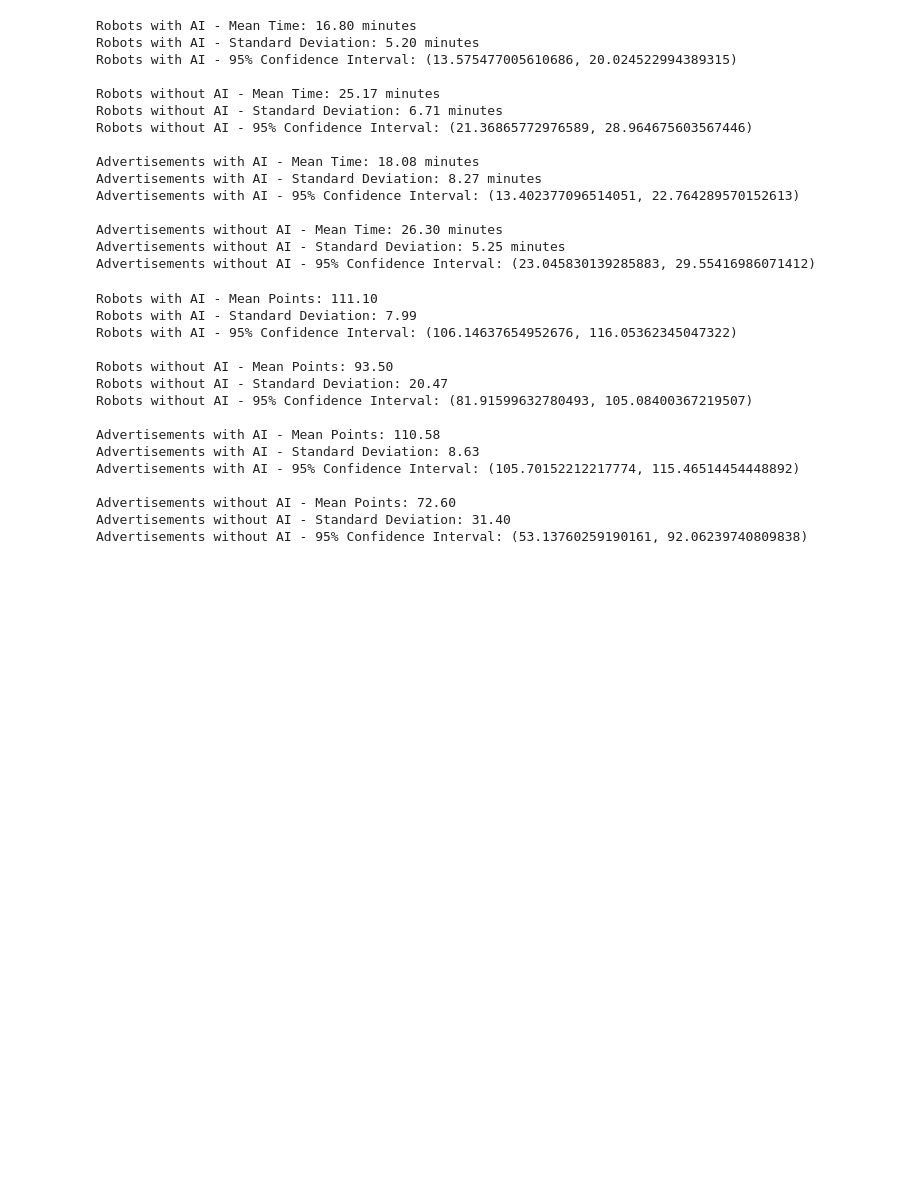
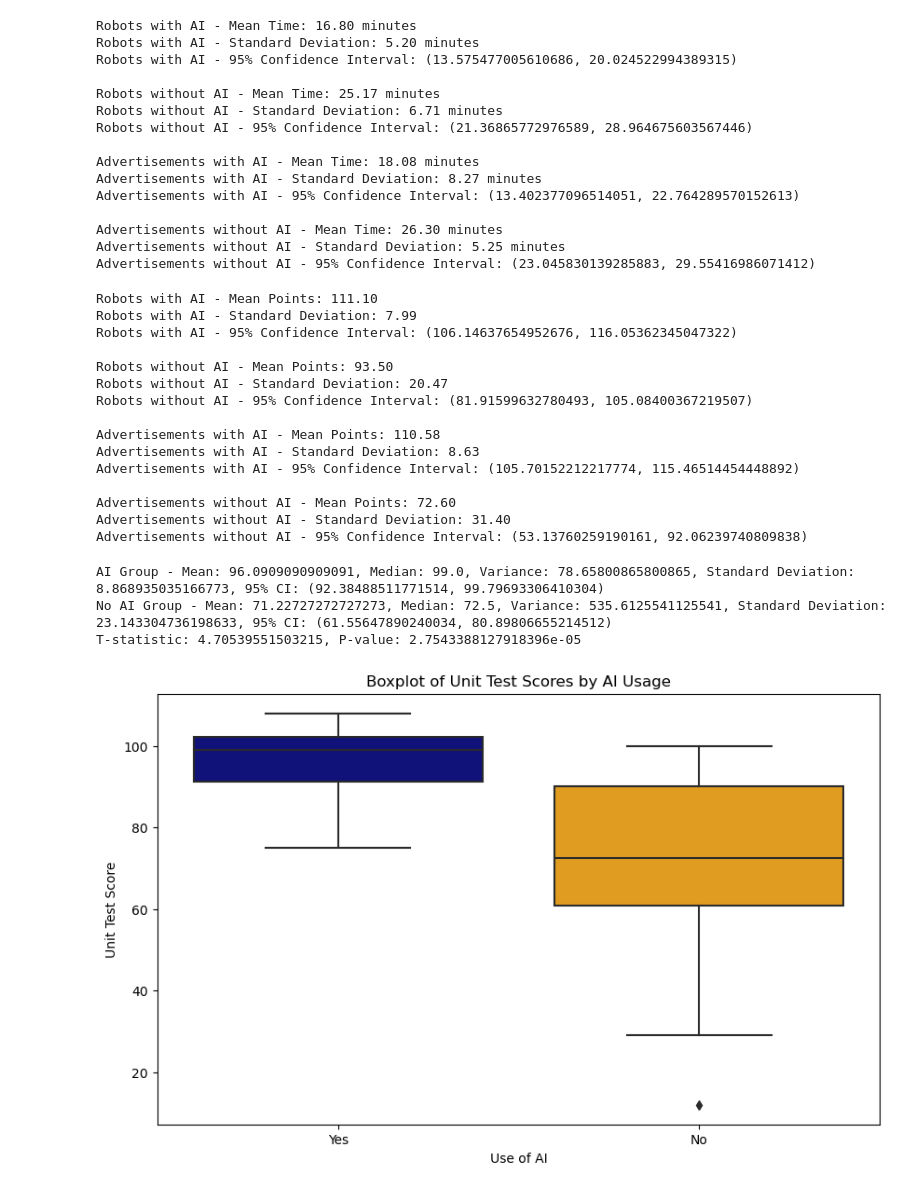
Before and after one commit to cseetreview/review_project, a Jupyter notebook: Notebook.ipynb, the cells around one changed output. Cells and saved outputs as stored; diff of their text form; code cells hidden in the pictures; blank space fills up the shorter version.

Commit message:
Boxplots + descriptive stats

```diff
--- a/Notebook.ipynb
+++ b/Notebook.ipynb
@@ -509,3 +515,51 @@ Advertisements with AI - 95% Confidence Interval: (105.70152212217774, 115.46514
 Advertisements without AI - Mean Points: 72.60
 Advertisements without AI - Standard Deviation: 31.40
 Advertisements without AI - 95% Confidence Interval: (53.13760259190161, 92.06239740809838)
+# %%
+import pandas as pd
+import numpy as np
+import scipy.stats as stats
+import matplotlib.pyplot as plt
+import seaborn as sns
+
+# Load your data
+data = pd.read_csv('data.csv', delimiter=';')
+
+# Filter data for AI and No AI
+data_ai = data[data['With AI'] == 'Yes']['Unit Test'].dropna()
+data_no_ai = data[data['With AI'] == 'No']['Unit Test'].dropna()
+
+# Calculate t-test between groups
+t_stat, p_value = stats.ttest_ind(data_ai, data_no_ai)
+
+# Calculate statistical metrics for AI
+mean_ai = np.mean(data_ai)
+median_ai = np.median(data_ai)
+variance_ai = np.var(data_ai, ddof=1)
+std_dev_ai = np.std(data_ai, ddof=1)
+confidence_interval_ai = stats.norm.interval(0.95, loc=mean_ai, scale=std_dev_ai/np.sqrt(len(data_ai)))
+
+# Calculate statistical metrics for No AI
+mean_no_ai = np.mean(data_no_ai)
+median_no_ai = np.median(data_no_ai)
+variance_no_ai = np.var(data_no_ai, ddof=1)
+std_dev_no_ai = np.std(data_no_ai, ddof=1)
+confidence_interval_no_ai = stats.norm.interval(0.95, loc=mean_no_ai, scale=std_dev_no_ai/np.sqrt(len(data_no_ai)))
+
+# Print the results
+print(f"AI Group - Mean: {mean_ai}, Median: {median_ai}, Variance: {variance_ai}, Standard Deviation: {std_dev_ai}, 95% CI: {confidence_interval_ai}")
+print(f"No AI Group - Mean: {mean_no_ai}, Median: {median_no_ai}, Variance: {variance_no_ai}, Standard Deviation: {std_dev_no_ai}, 95% CI: {confidence_interval_no_ai}")
+print(f"T-statistic: {t_stat}, P-value: {p_value}")
+
+# Plot the results
+plt.figure(figsize=(10, 6))
+sns.boxplot(x='With AI', y='Unit Test', data=data, palette={'Yes': 'darkblue', 'No': 'orange'})
+plt.title('Boxplot of Unit Test Scores by AI Usage')
+plt.xlabel('Use of AI')
+plt.ylabel('Unit Test Score')
+plt.show()
+# %% [output]
+AI Group - Mean: 96.0909090909091, Median: 99.0, Variance: 78.65800865800865, Standard Deviation: 8.868935035166773, 95% CI: (92.38488511771514, 99.79693306410304)
+No AI Group - Mean: 71.22727272727273, Median: 72.5, Variance: 535.6125541125541, Standard Deviation: 23.143304736198633, 95% CI: (61.55647890240034, 80.89806655214512)
+T-statistic: 4.70539551503215, P-value: 2.7543388127918396e-05
+[figure, added]
```
Also changed, not shown: parts of 4 cells of this notebook.
